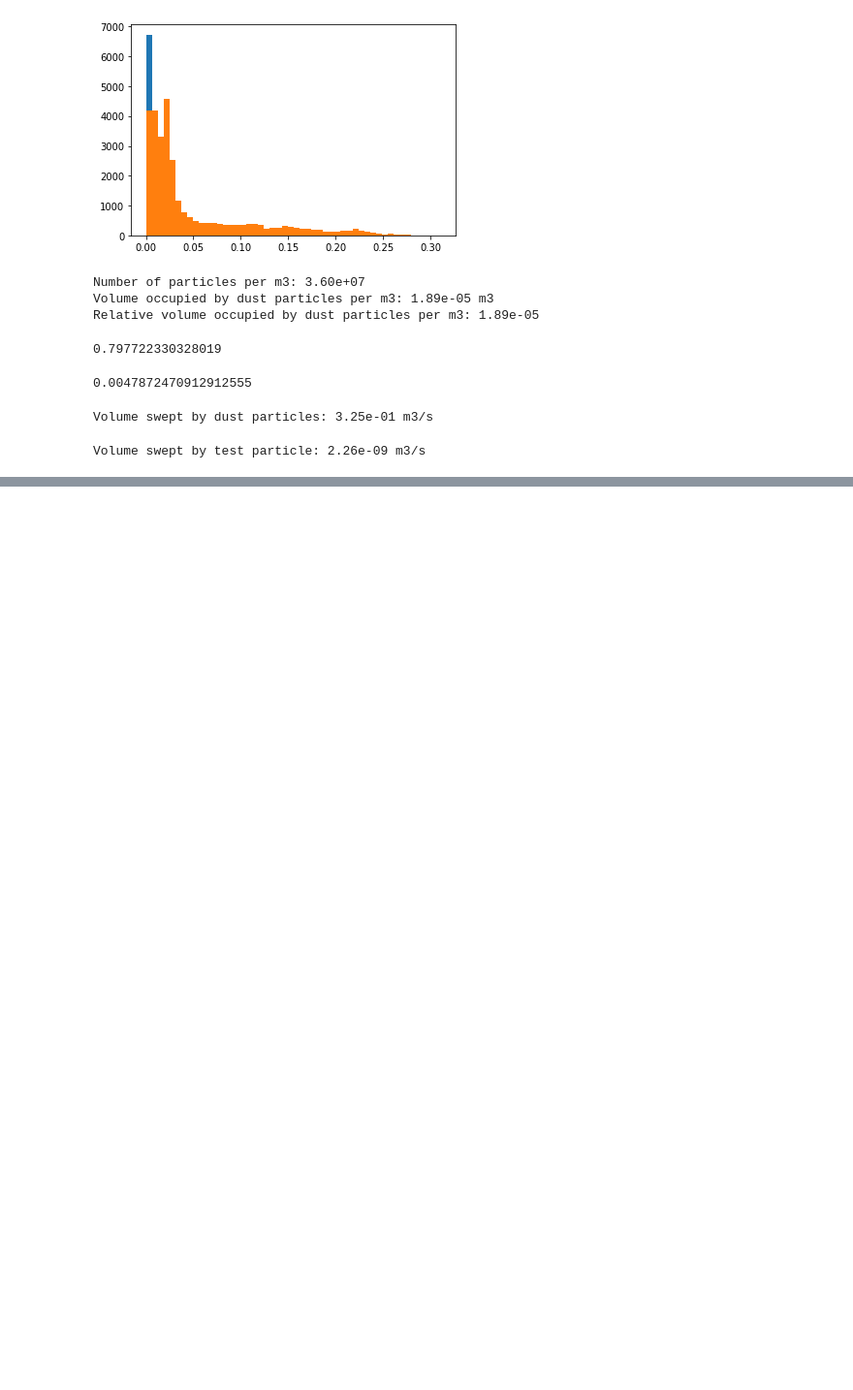
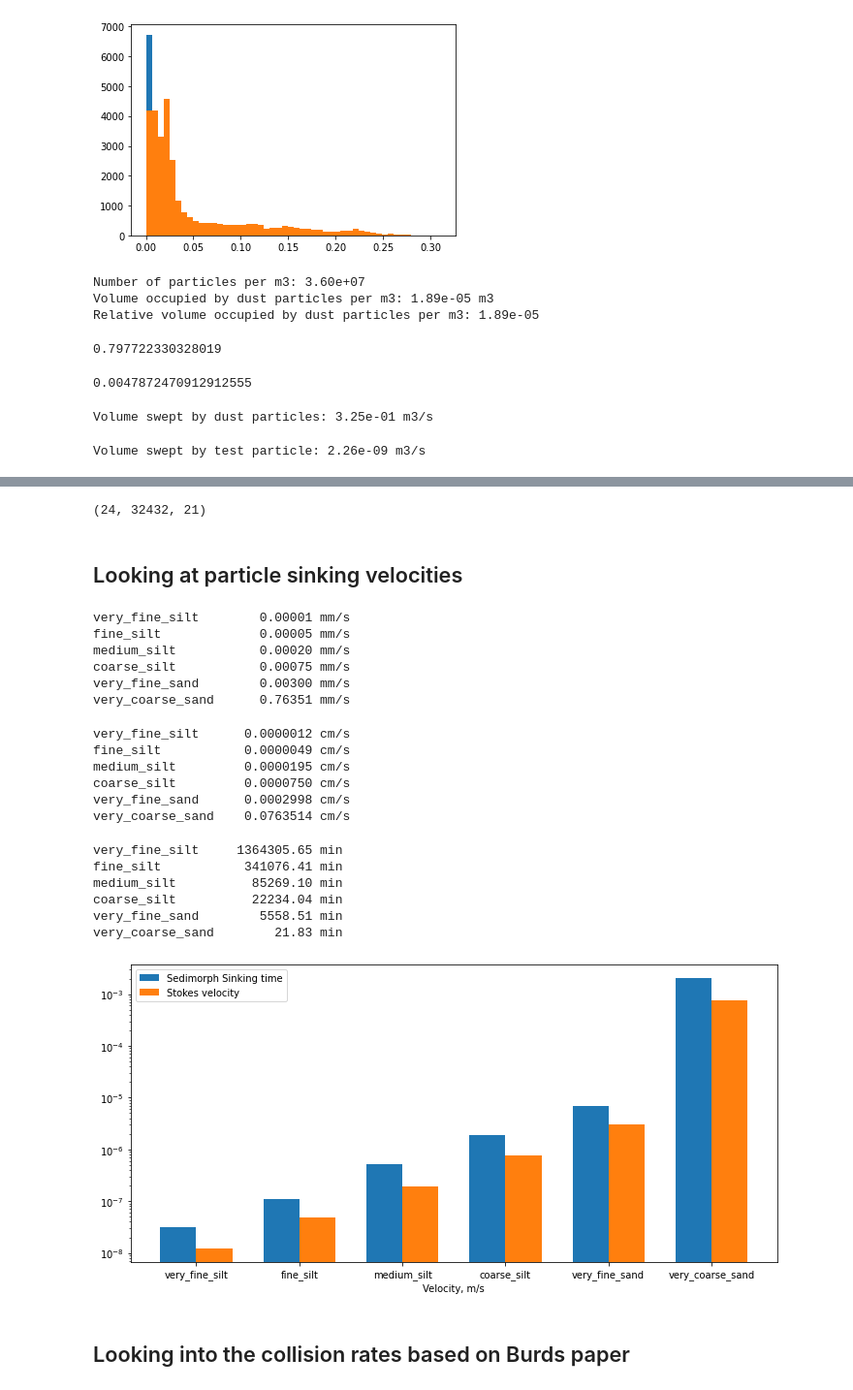
Before and after one commit to 465b/oceantracker, a Jupyter notebook: experiments/collapse/2023-v04/depth_losses_experimentation.ipynb, the cells around one changed output, grey strips where cells are left out. Shown at 97% size. Drawn from its saved outputs; the diff is of its cells as text; code cells hidden in the pictures; blank space fills up the shorter version.

```diff
--- a/experiments/collapse/2023-v04/depth_losses_experimentation.ipynb
+++ b/experiments/collapse/2023-v04/depth_losses_experimentation.ipynb
@@ -267,0 +412,5 @@ Volume swept by test particle: 2.26e-09 m3/s
+# %%
+diffusiviy = df.variables['diffusivity']
+diffusiviy.shape
+# %% [output]
+(24, 32432, 21)
@@ -267,0 +420,2 @@ Volume swept by test particle: 2.26e-09 m3/s
+# %% [markdown]
+## Looking at particle sinking velocities
@@ -267,0 +476,68 @@ Volume swept by test particle: 2.26e-09 m3/s
+# %%
+for key in particle_classes:
+    particle_classes[key]['stokes_velocity'] = stokes_law(particle_classes[key])
+# %%
+# print all stokes velocities with name and units and align the values in mm/s
+for key in particle_classes:
+    print(f'{key:18} {particle_classes[key]["stokes_velocity"] * 1e3:10.5f} mm/s')
+# %% [output]
+very_fine_silt        0.00001 mm/s
+fine_silt             0.00005 mm/s
+medium_silt           0.00020 mm/s
+coarse_silt           0.00075 mm/s
+very_fine_sand        0.00300 mm/s
+very_coarse_sand      0.76351 mm/s
+# %%
+# print all stokes velocities with name and units and align the values in cm/s
+for key in particle_classes:
+    print(f'{key:18} {particle_classes[key]["stokes_velocity"] * 1e2:10.7f} cm/s')
+# %% [output]
+very_fine_silt      0.0000012 cm/s
+fine_silt           0.0000049 cm/s
+medium_silt         0.0000195 cm/s
+coarse_silt         0.0000750 cm/s
+very_fine_sand      0.0002998 cm/s
+very_coarse_sand    0.0763514 cm/s
+# %%
+# time to sink 1m
+for key in particle_classes:
+    print(f'{key:18} {1 / particle_classes[key]["stokes_velocity"] / 60:10.2f} min')
+# %% [output]
+very_fine_silt     1364305.65 min
+fine_silt           341076.41 min
+medium_silt          85269.10 min
+coarse_silt          22234.04 min
+very_fine_sand        5558.51 min
+very_coarse_sand        21.83 min
+# %%
+# bar plot with stokes_velocity and sinking time next to each other for each sediment class
+fig, ax = plt.subplots(figsize=(10, 5))
+
+bar_width = 0.35  # width of the bars
+
+# Calculate the x positions for the bars
+x = np.arange(len(particle_classes))
+
+# Plot the bars for sinking time
+ax.bar(x - bar_width/2, [particle_classes[key]['sedimorph sinking time'] for key in particle_classes], width=bar_width, label='Sedimorph Sinking time')
+
+# Plot the bars for Stokes velocity
+ax.bar(x + bar_width/2, [particle_classes[key]['stokes_velocity'] for key in particle_classes], width=bar_width, label='Stokes velocity')
+
+# logscale
+ax.set_yscale('log')
+ax.set(xlabel='Velocity, m/s')
+
+# Set the x-axis tick labels
+ax.set_xticks(x)
+ax.set_xticklabels(list(particle_classes.keys()))
+
+# Add a legend
+ax.legend()
+
+# Adjust the layout
+fig.tight_layout()
+# %% [output]
+[figure, added]
+# %% [markdown]
+## Looking into the collision rates based on Burds paper
```
Also changed, not shown: parts of 54 cells of this notebook, 9 other files.
